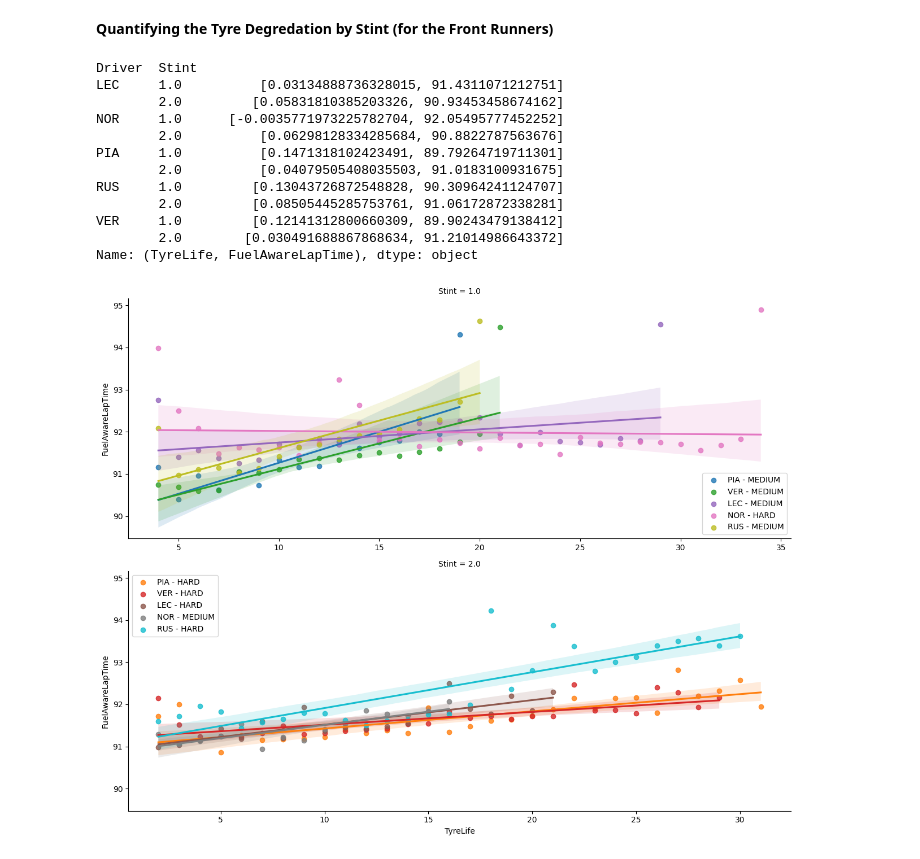
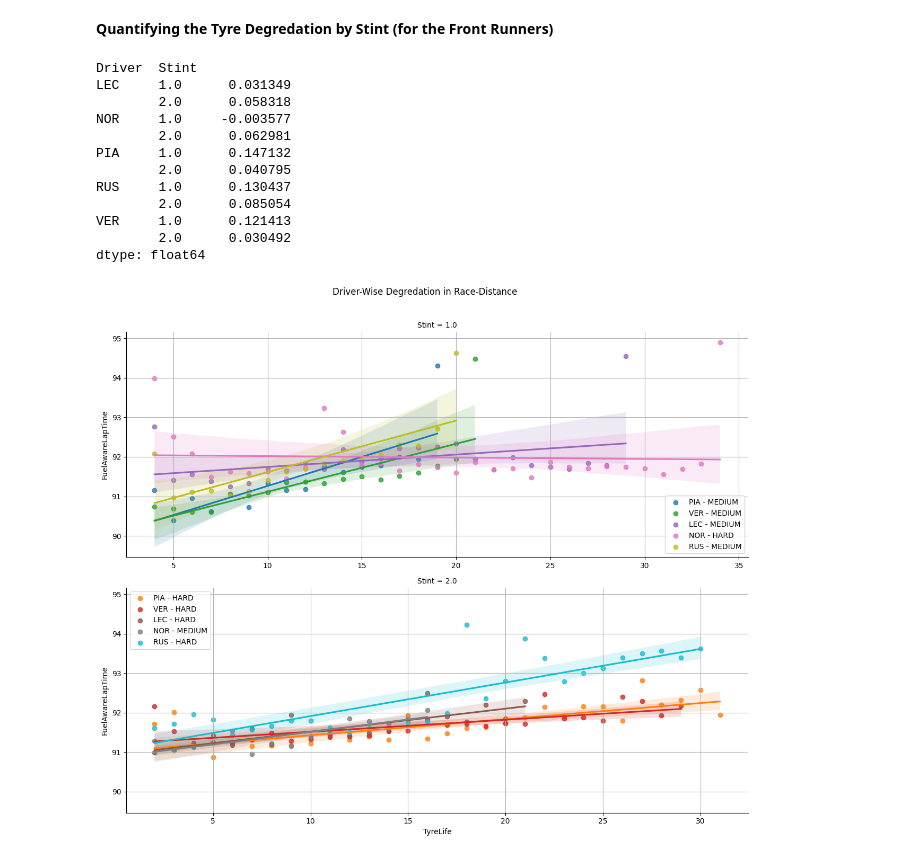
Before and after one commit to anilhimam17/Racing-all-Along, a Jupyter notebook: F1/notebooks/tyre_deg.ipynb, the cells around one changed output. Cells and saved outputs as stored; diff of their text form; code cells hidden in the pictures.

Commit message:
feat: added sector level analysis for driver, strategy and tyre deg

```diff
--- a/F1/notebooks/tyre_deg.ipynb
+++ b/F1/notebooks/tyre_deg.ipynb
@@ -292,0 +254,22 @@ plt.show()
+# %%
+line_grid = sns.FacetGrid(
+    data=filtered_quick_race_laps,
+    row="Stint",
+    hue="DriverCompoundForStint",
+    height=5,
+    aspect=2.5,
+    sharex=False
+)
+
+line_grid.map_dataframe(
+    sns.lineplot,
+    x="TyreLife",
+    y="FuelAwareLapTime"
+)
+
+for ax in line_grid.axes.flatten():
+    ax.legend()
+    ax.grid()
+
+line_grid.figure.suptitle("Driver Pace in Race Distance", y=1.05)
+plt.show()
@@ -329,7 +303,7 @@ def tyredeg_coeff(tyre_life: pd.Series, fuel_aware_laptime: pd.Series) -> np.nda
         deg=1
     )
 
-    return coeffs
+    return coeffs[0]
 
 driver_deg_coeffs = filtered_quick_race_laps.groupby(["Driver", "Stint"])[["TyreLife", "FuelAwareLapTime"]].apply(  # type: ignore
     lambda x: tyredeg_coeff(tyre_life=x.TyreLife, fuel_aware_laptime=x.FuelAwareLapTime)  # type: ignore
@@ -337,34 +311,35 @@ driver_deg_coeffs = filtered_quick_race_laps.groupby(["Driver", "Stint"])[["Tyre
 driver_deg_coeffs
 # %% [output]
 Driver  Stint
-LEC     1.0          [0.03134888736328015, 91.4311071212751]
-        2.0         [0.05831810385203326, 90.93453458674162]
-NOR     1.0      [-0.0035771973225782704, 92.05495777452252]
-        2.0          [0.06298128334285684, 90.8822787563676]
-PIA     1.0          [0.1471318102423491, 89.79264719711301]
-        2.0          [0.04079505408035503, 91.0183100931675]
-RUS     1.0         [0.13043726872548828, 90.30964241124707]
-        2.0         [0.08505445285753761, 91.06172872338281]
-VER     1.0         [0.12141312800660309, 89.90243479138412]
-        2.0        [0.030491688867868634, 91.21014986643372]
-Name: (TyreLife, FuelAwareLapTime), dtype: object
+LEC     1.0      0.031349
+        2.0      0.058318
+NOR     1.0     -0.003577
+        2.0      0.062981
+PIA     1.0      0.147132
+        2.0      0.040795
+RUS     1.0      0.130437
+        2.0      0.085054
+VER     1.0      0.121413
+        2.0      0.030492
+dtype: float64
 # %%
-# Visually confirming the coefficients
-grid = sns.lmplot(
+degredation_grid = sns.lmplot(
     data=filtered_quick_race_laps,
     x="TyreLife",
     y="FuelAwareLapTime",
     hue="DriverCompoundForStint",
     row="Stint",
     height=5,
     aspect=2.5,
     legend=False,
     facet_kws={"sharex": False}
 )
 
-for ax in grid.axes.flatten():
+for ax in degredation_grid.axes.flatten():
     ax.legend()
+    ax.grid()
 
+degredation_grid.figure.suptitle("Driver-Wise Degredation in Race-Distance", y=1.05)
 plt.show()
 # %% [output]
-[figure, old version]
+[figure, new version]
```
Also changed, not shown: parts of 32 cells of this notebook, 1 other file.
